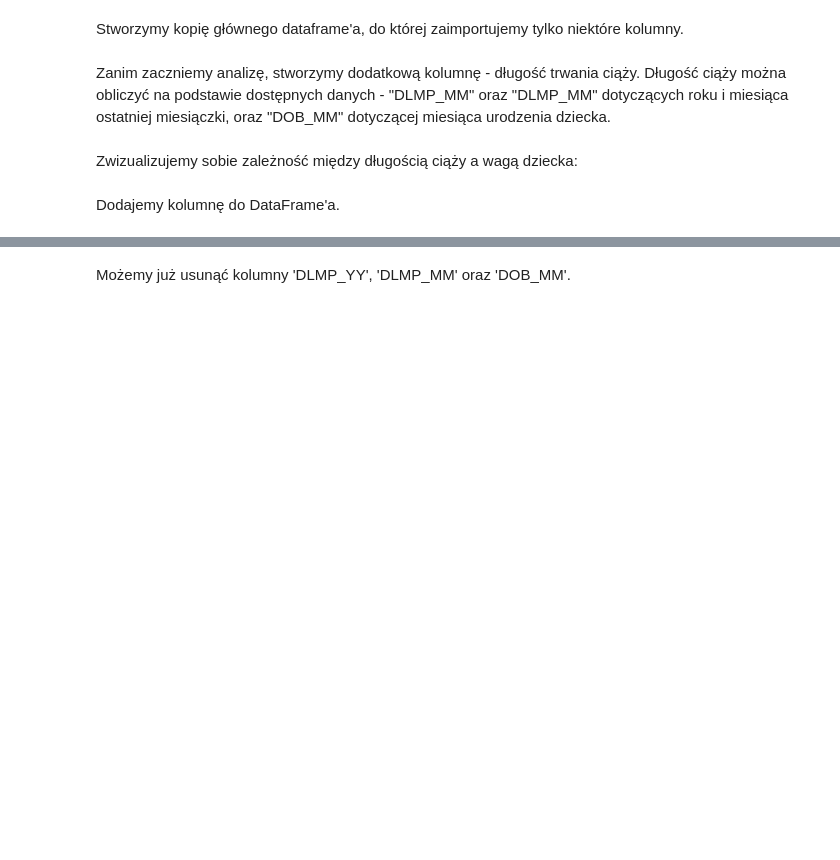
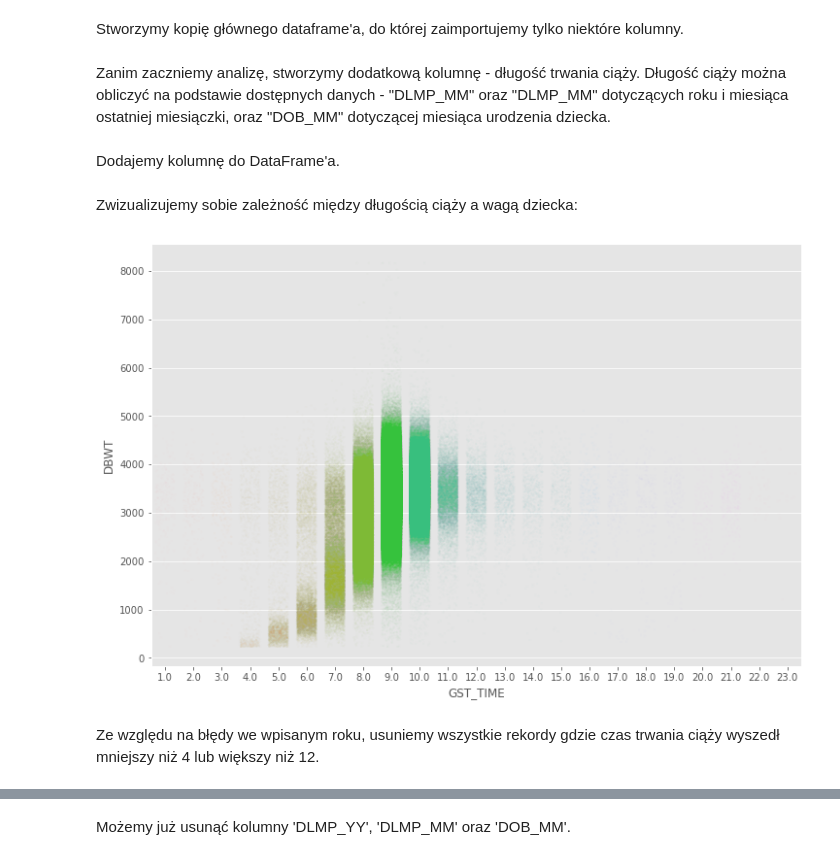
Before and after one commit to kurkowskiad/US-Births-Data-Analysis, a Jupyter notebook: Projekt_Uczenie_Maszynowe.ipynb, the cells around one changed output, grey strips where cells are left out. Drawn from its saved outputs; the diff is of its cells as text; code cells hidden in the pictures; blank space fills up the shorter version.

```diff
--- a/Projekt_Uczenie_Maszynowe.ipynb
+++ b/Projekt_Uczenie_Maszynowe.ipynb
@@ -603,11 +607,18 @@ Zanim zaczniemy analizę, stworzymy dodatkową kolumnę - długość trwania ci
 def gestation(row):
     if row['DLMP_YY'] == 2018:
         return row['DOB_MM'] - row['DLMP_MM']
-    else:
-        return row['DOB_MM'] + 12 - row['DLMP_MM']
+    if row['DLMP_YY'] == 2017 or row['DLMP_YY'] == 2016:
+        return 12 + row['DOB_MM'] - row['DLMP_MM']
-# %% [markdown]
-Zwizualizujemy sobie zależność między długością ciąży a wagą dziecka:
 # %% [markdown]
 Dodajemy kolumnę do DataFrame'a.
 # %%
 df_m['GST_TIME'] = df_m.apply(lambda row: gestation(row), axis=1)
+# %% [markdown]
+Zwizualizujemy sobie zależność między długością ciąży a wagą dziecka:
+# %%
+plt.figure(figsize = (12,8))
+seaborn.stripplot(x=df_m['GST_TIME'], y=df_m['DBWT'], size=2, alpha=.02, jitter=.35);
+# %% [output]
+[figure, added]
+# %% [markdown]
+Ze względu na błędy we wpisanym roku, usuniemy wszystkie rekordy gdzie czas trwania ciąży wyszedł mniejszy niż 4 lub większy niż 12.
```
Also changed, not shown: parts of 9 cells of this notebook.
